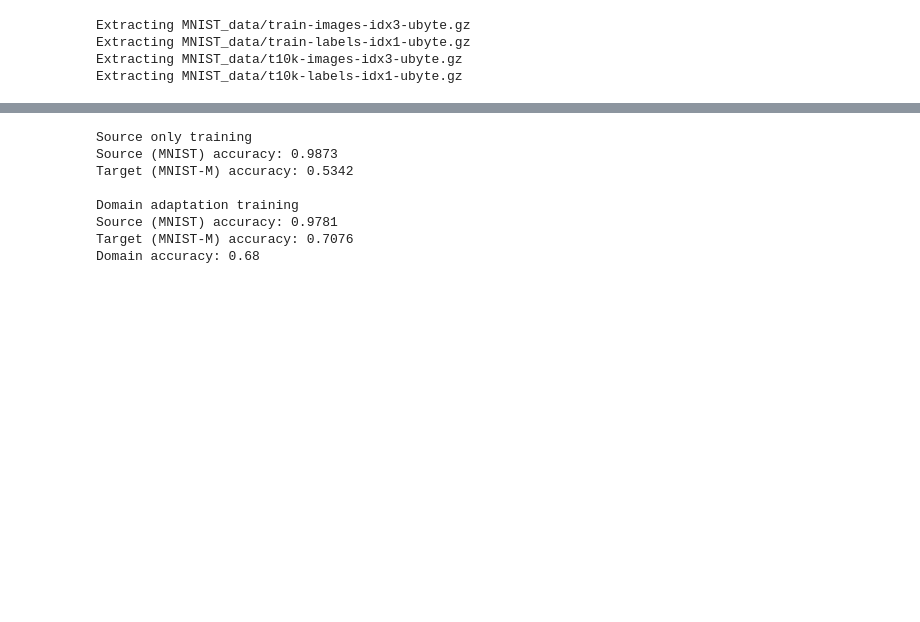
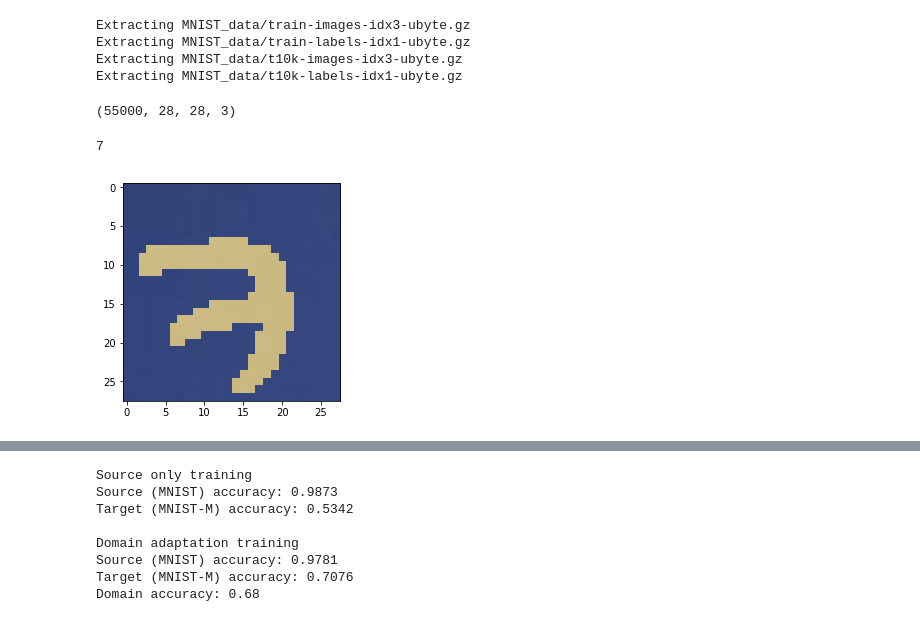
Before and after one commit to C-002/tf-dann, a Jupyter notebook: MNIST-DANN.ipynb, the cells around one changed output, grey strips where cells are left out. Cells and saved outputs as stored; diff of their text form; code cells hidden in the pictures; blank space fills up the shorter version.

```diff
--- a/MNIST-DANN.ipynb
+++ b/MNIST-DANN.ipynb
@@ -42,3 +42,7 @@ Extracting MNIST_data/train-images-idx3-ubyte.gz
 Extracting MNIST_data/train-labels-idx1-ubyte.gz
 Extracting MNIST_data/t10k-images-idx3-ubyte.gz
 Extracting MNIST_data/t10k-labels-idx1-ubyte.gz
+# %%
+mnist_train.shape
+# %% [output]
+(55000, 28, 28, 3)
@@ -45,3 +55,9 @@ Extracting MNIST_data/t10k-labels-idx1-ubyte.gz
+# %%
+plt.imshow(mnistm_train[0])
+argmax(mnist.train.labels[0])
+# %% [output]
+7
+[figure, added]
 # %%
 imshow_grid(mnist_train)
 imshow_grid(mnistm_train)
```
Also changed, not shown: parts of 4 cells of this notebook, 1 other file.
